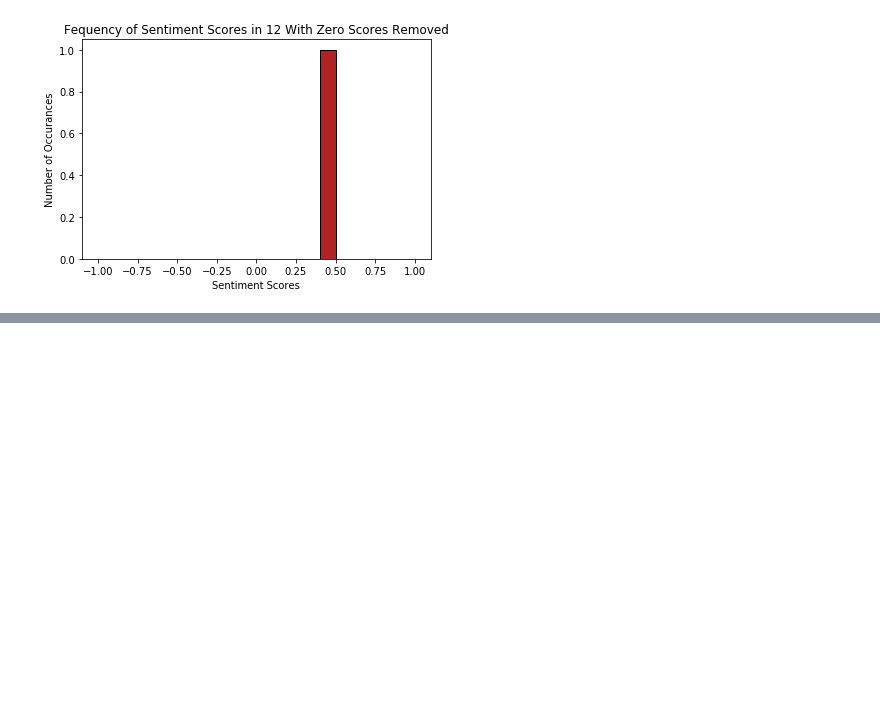
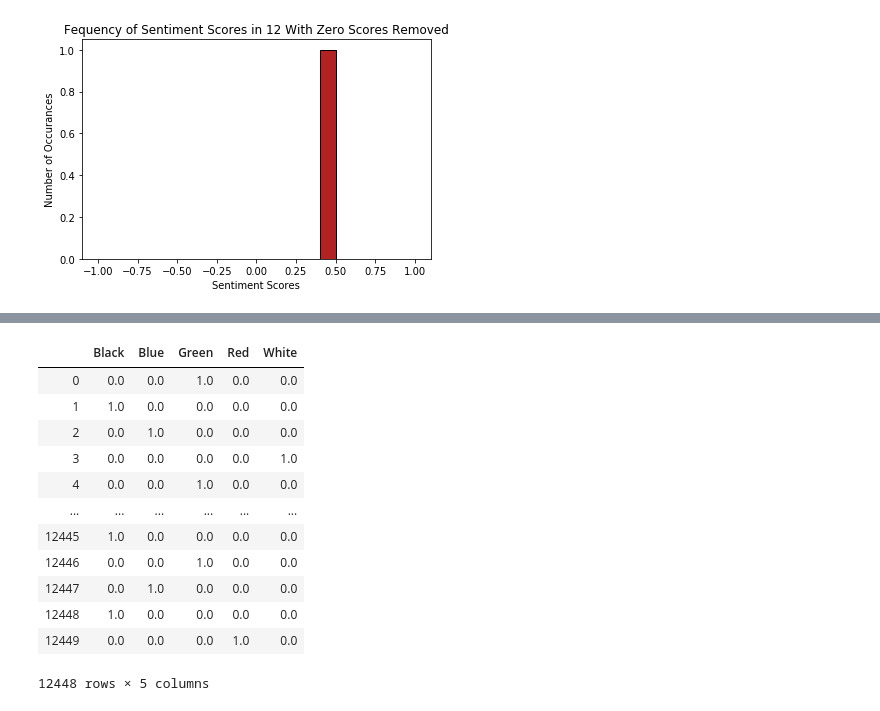
Before and after one commit to Johndsalas/Sentiment_Analysis_Magic_The_Gathering, a Jupyter notebook: magic_sentiment_analysis.ipynb, the cells around one changed output, grey strips where cells are left out. Saved outputs shown, nothing was run; the diff lists cells and outputs as text; code cells hidden in the pictures; blank space fills up the shorter version.

```diff
--- a/magic_sentiment_analysis.ipynb
+++ b/magic_sentiment_analysis.ipynb
@@ -867,0 +969,18 @@ for r in range(1,15):
+# %%
+X.drop(columns='color',inplace=True)
+# %%
+X
+# %% [output]
+|  | Black | Blue | Green | Red | White |
+| 0 | 0.0 | 0.0 | 1.0 | 0.0 | 0.0 |
+| 1 | 1.0 | 0.0 | 0.0 | 0.0 | 0.0 |
+| 2 | 0.0 | 1.0 | 0.0 | 0.0 | 0.0 |
+| 3 | 0.0 | 0.0 | 0.0 | 0.0 | 1.0 |
+| 4 | 0.0 | 0.0 | 1.0 | 0.0 | 0.0 |
+| ... | ... | ... | ... | ... | ... |
+| 12445 | 1.0 | 0.0 | 0.0 | 0.0 | 0.0 |
+| 12446 | 0.0 | 0.0 | 1.0 | 0.0 | 0.0 |
+| 12447 | 0.0 | 1.0 | 0.0 | 0.0 | 0.0 |
+| 12448 | 1.0 | 0.0 | 0.0 | 0.0 | 0.0 |
+| 12449 | 0.0 | 0.0 | 0.0 | 1.0 | 0.0 |
+12448 rows × 5 columns
```
Also changed, not shown: parts of 10 cells of this notebook.
